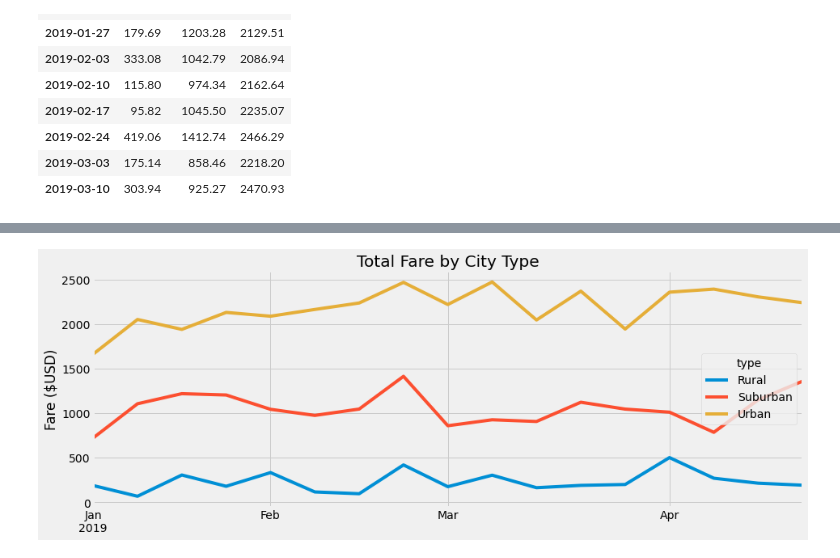
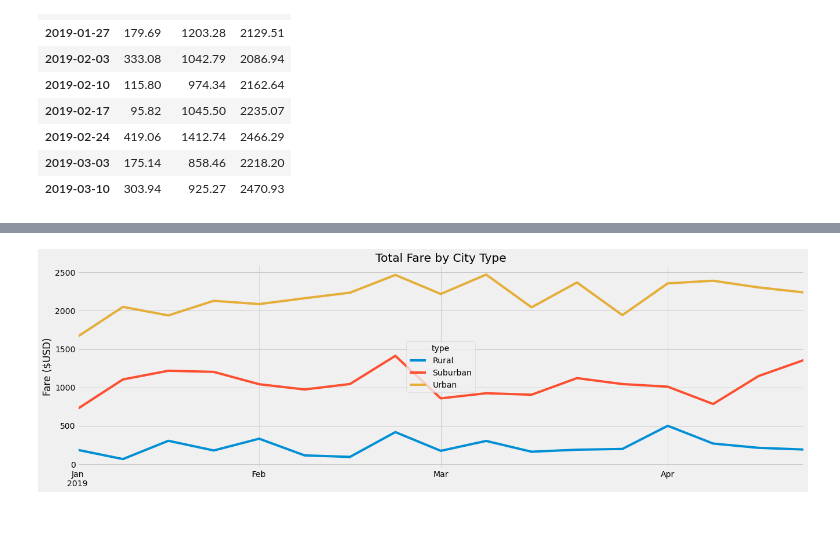
Before and after one commit to daboucha/pyber-analysis, a Jupyter notebook: challenge/PyBer_Challenge.ipynb, the cells around one changed output, grey strips where cells are left out. Saved outputs shown, nothing was run; the diff lists cells and outputs as text; code cells hidden in the pictures; blank space fills up the shorter version.

```diff
--- a/challenge/PyBer_Challenge.ipynb
+++ b/challenge/PyBer_Challenge.ipynb
@@ -213,21 +175,21 @@ DatetimeIndex(['2019-01-06', '2019-01-13', '2019-01-20', '2019-01-27',
 # %%
 # 8. Using the object-oriented interface method, plot the resample DataFrame using the df.plot() function.
-
-#lineObjects = plt.plot(pyber_resample.index, pyber_resample)
-pyber_resample.plot(figsize=(14, 5))
-
-# Formatting chart
-#plt.legend(iter(lineObjects), pyber_resample.columns.to_list(), title="type")
-plt.title("Total Fare by City Type")
-plt.ylabel("Fare ($USD)")
-plt.xlabel("")
-#plt.xticks(pyber_resample_month.index, xticks)
-
-plt.show()
-
 # Import the style from Matplotlib.
 from matplotlib import style
 # Use the graph style fivethirtyeight.
 style.use('fivethirtyeight')
+
+# Plot the dataframe
+pyber_resample.plot(figsize=(20, 6))
+
+# Formatting chart
+plt.title("Total Fare by City Type")
+plt.ylabel("Fare ($USD)")
+plt.xlabel("")
+
+# Save the chart image
+plt.savefig("analysis/PyBer_fare_summary.png")
+# Show the chart
+plt.show()
 # %% [output]
-[figure, old version]
+[figure, new version]
```
Also changed, not shown: parts of 17 cells of this notebook, 3 other files.
